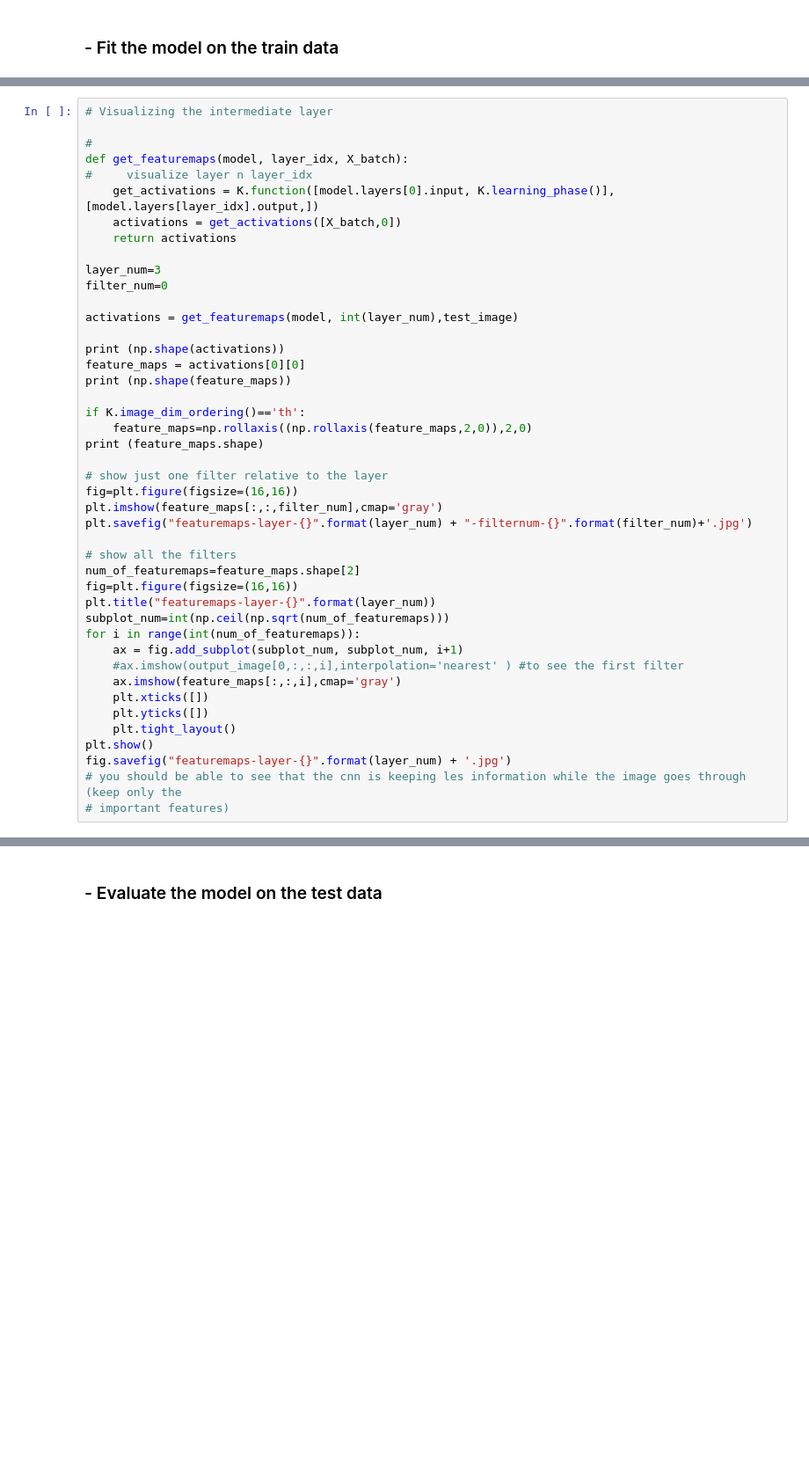
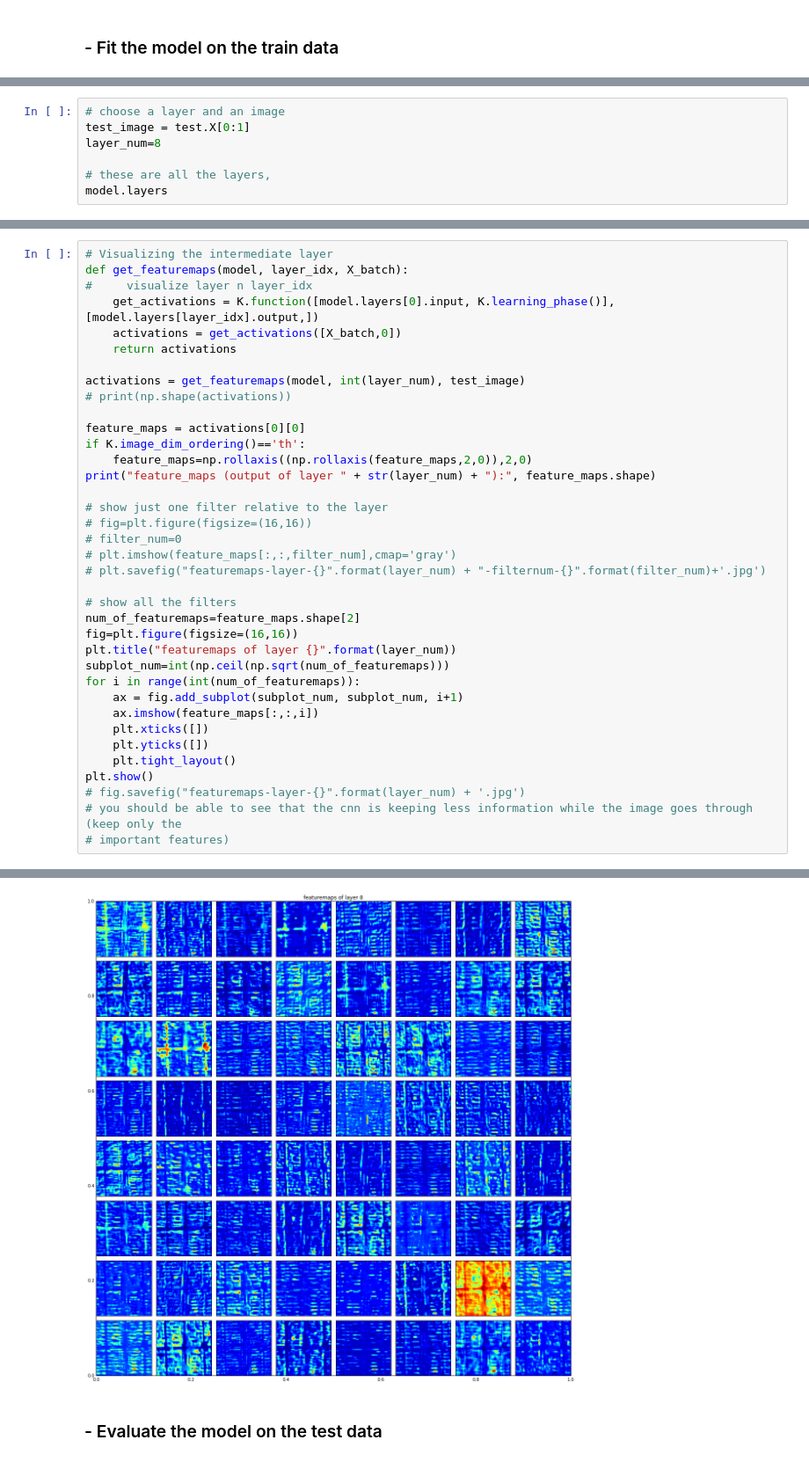
Before and after one commit to NiccoloSacchi/road-segmentation, a Jupyter notebook: scripts/segment_aerial_images_cnn_nic_2.ipynb, the cells around one changed output, grey strips where cells are left out. Shown at 88% size. Drawn from its saved outputs; the diff is of its cells as text; blank space fills up the shorter version.

```diff
--- a/scripts/segment_aerial_images_cnn_nic_2.ipynb
+++ b/scripts/segment_aerial_images_cnn_nic_2.ipynb
@@ -186,0 +318,7 @@ plt.style.use(['classic'])
+# %%
+# choose a layer and an image
+test_image = test.X[0:1]
+layer_num=8
+
+# these are all the layers,
+model.layers
@@ -187,44 +338,38 @@ plt.style.use(['classic'])
 # %%
 # Visualizing the intermediate layer
-
-#
 def get_featuremaps(model, layer_idx, X_batch):
 #     visualize layer n layer_idx
     get_activations = K.function([model.layers[0].input, K.learning_phase()],[model.layers[layer_idx].output,])
     activations = get_activations([X_batch,0])
     return activations
 
-layer_num=3
-filter_num=0
+activations = get_featuremaps(model, int(layer_num), test_image)
+# print(np.shape(activations))
 
-activations = get_featuremaps(model, int(layer_num),test_image)
-
-print (np.shape(activations))
 feature_maps = activations[0][0]
-print (np.shape(feature_maps))
-
 if K.image_dim_ordering()=='th':
     feature_maps=np.rollaxis((np.rollaxis(feature_maps,2,0)),2,0)
-print (feature_maps.shape)
+print("feature_maps (output of layer " + str(layer_num) + "):", feature_maps.shape)
 
 # show just one filter relative to the layer
-fig=plt.figure(figsize=(16,16))
-plt.imshow(feature_maps[:,:,filter_num],cmap='gray')
-plt.savefig("featuremaps-layer-{}".format(layer_num) + "-filternum-{}".format(filter_num)+'.jpg')
+# fig=plt.figure(figsize=(16,16))
+# filter_num=0
+# plt.imshow(feature_maps[:,:,filter_num],cmap='gray')
+# plt.savefig("featuremaps-layer-{}".format(layer_num) + "-filternum-{}".format(filter_num)+'.jpg')
 
 # show all the filters
 num_of_featuremaps=feature_maps.shape[2]
 fig=plt.figure(figsize=(16,16))
-plt.title("featuremaps-layer-{}".format(layer_num))
+plt.title("featuremaps of layer {}".format(layer_num))
 subplot_num=int(np.ceil(np.sqrt(num_of_featuremaps)))
 for i in range(int(num_of_featuremaps)):
     ax = fig.add_subplot(subplot_num, subplot_num, i+1)
-    #ax.imshow(output_image[0,:,:,i],interpolation='nearest' ) #to see the first filter
-    ax.imshow(feature_maps[:,:,i],cmap='gray')
+    ax.imshow(feature_maps[:,:,i])
     plt.xticks([])
     plt.yticks([])
     plt.tight_layout()
 plt.show()
-fig.savefig("featuremaps-layer-{}".format(layer_num) + '.jpg')
-# you should be able to see that the cnn is keeping les information while the image goes through (keep only the
+# fig.savefig("featuremaps-layer-{}".format(layer_num) + '.jpg')
+# you should be able to see that the cnn is keeping less information while the image goes through (keep only the
 # important features)
+# %% [output]
@@ -231,2 +377,3 @@ fig.savefig("featuremaps-layer-{}".format(layer_num) + '.jpg')
+[figure, added]
 # %% [markdown]
 ### - Evaluate the model on the test data
```
Also changed, not shown: parts of 27 cells of this notebook, 5 other files.
